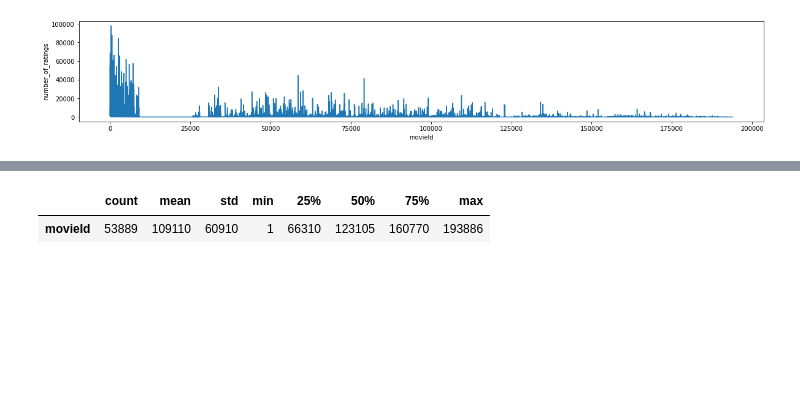
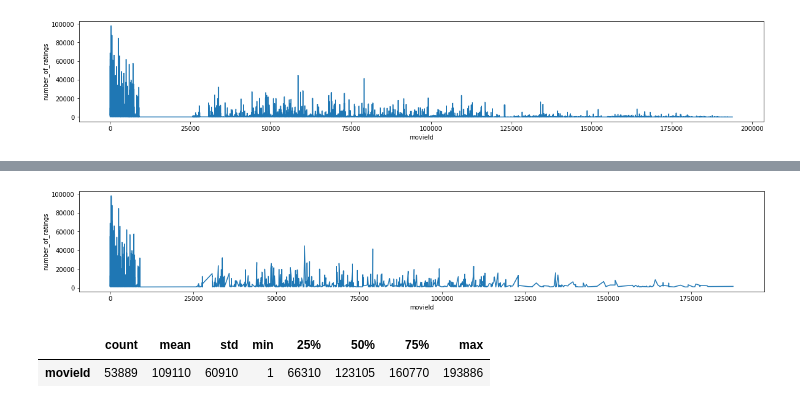
Before and after one commit to felix-tjernberg/machine-learning, a Jupyter notebook: lab/1-1-movielens-eda.ipynb, the cells around one changed output, grey strips where cells are left out. Saved outputs shown, nothing was run; the diff lists cells and outputs as text; code cells hidden in the pictures; blank space fills up the shorter version.

```diff
--- a/lab/1-1-movielens-eda.ipynb
+++ b/lab/1-1-movielens-eda.ipynb
@@ -202,3 +218,8 @@ sns.lineplot(data=movies_with_most_ratings, y='number_of_ratings', x='movieId');
+# %%
+plt.figure(figsize=[20, 3])
+sns.lineplot(data=movies_with_most_ratings.query('number_of_ratings > 1000'), y='number_of_ratings', x='movieId');
+# %% [output]
+[figure, added]
 # %%
 pd.DataFrame(movies_with_most_ratings['movieId'].describe().astype('int32')).T
 # %% [output]
```
Also changed, not shown: parts of 1 cell of this notebook, 1 other file.
